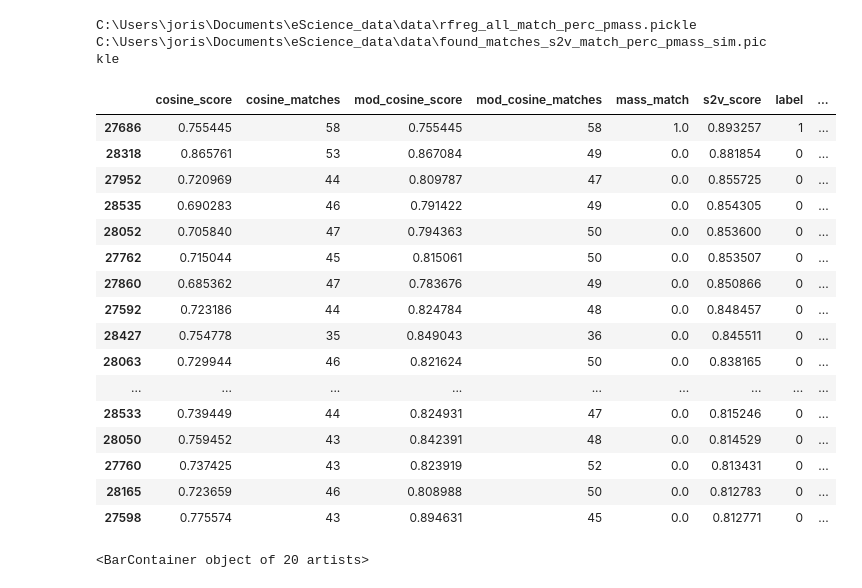
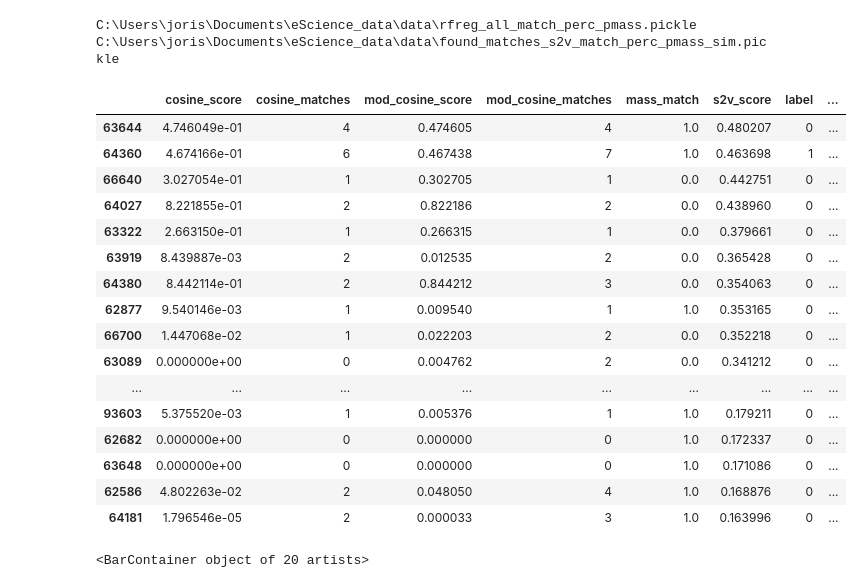
Before and after one commit to louwenjjr/improve_library_matching, a Jupyter notebook: 2-library-matching-improvement.ipynb, the cells around one changed output. Saved outputs shown, nothing was run; the diff lists cells and outputs as text; code cells hidden in the pictures.

```diff
--- a/2-library-matching-improvement.ipynb
+++ b/2-library-matching-improvement.ipynb
@@ -252,25 +267,25 @@ if os.path.exists(outfile):
 C:\Users\joris\Documents\eScience_data\data\rfreg_all_match_perc_pmass.pickle
 C:\Users\joris\Documents\eScience_data\data\found_matches_s2v_match_perc_pmass_sim.pickle
 # %%
-found_matches_s2v_match_perc_pmass_sim[11].sort_values(by=['s2v_score'], ascending = False).iloc[:20]
+found_matches_s2v_match_perc_pmass_sim[8].sort_values(by=['s2v_score'], ascending = False).iloc[:40]
 # %% [output]
 |  | cosine_score | cosine_matches | mod_cosine_score | mod_cosine_matches | mass_match | s2v_score | label | ... |
-| 27686 | 0.755445 | 58 | 0.755445 | 58 | 1.0 | 0.893257 | 1 | ... |
-| 28318 | 0.865761 | 53 | 0.867084 | 49 | 0.0 | 0.881854 | 0 | ... |
-| 27952 | 0.720969 | 44 | 0.809787 | 47 | 0.0 | 0.855725 | 0 | ... |
-| 28535 | 0.690283 | 46 | 0.791422 | 49 | 0.0 | 0.854305 | 0 | ... |
-| 28052 | 0.705840 | 47 | 0.794363 | 50 | 0.0 | 0.853600 | 0 | ... |
-| 27762 | 0.715044 | 45 | 0.815061 | 50 | 0.0 | 0.853507 | 0 | ... |
-| 27860 | 0.685362 | 47 | 0.783676 | 49 | 0.0 | 0.850866 | 0 | ... |
-| 27592 | 0.723186 | 44 | 0.824784 | 48 | 0.0 | 0.848457 | 0 | ... |
-| 28427 | 0.754778 | 35 | 0.849043 | 36 | 0.0 | 0.845511 | 0 | ... |
-| 28063 | 0.729944 | 46 | 0.821624 | 50 | 0.0 | 0.838165 | 0 | ... |
+| 63644 | 4.746049e-01 | 4 | 0.474605 | 4 | 1.0 | 0.480207 | 0 | ... |
+| 64360 | 4.674166e-01 | 6 | 0.467438 | 7 | 1.0 | 0.463698 | 1 | ... |
+| 66640 | 3.027054e-01 | 1 | 0.302705 | 1 | 0.0 | 0.442751 | 0 | ... |
+| 64027 | 8.221855e-01 | 2 | 0.822186 | 2 | 0.0 | 0.438960 | 0 | ... |
+| 63322 | 2.663150e-01 | 1 | 0.266315 | 1 | 0.0 | 0.379661 | 0 | ... |
+| 63919 | 8.439887e-03 | 2 | 0.012535 | 2 | 0.0 | 0.365428 | 0 | ... |
+| 64380 | 8.442114e-01 | 2 | 0.844212 | 3 | 0.0 | 0.354063 | 0 | ... |
+| 62877 | 9.540146e-03 | 1 | 0.009540 | 1 | 1.0 | 0.353165 | 0 | ... |
+| 66700 | 1.447068e-02 | 1 | 0.022203 | 2 | 0.0 | 0.352218 | 0 | ... |
+| 63089 | 0.000000e+00 | 0 | 0.004762 | 2 | 0.0 | 0.341212 | 0 | ... |
 | ... | ... | ... | ... | ... | ... | ... | ... | ... |
-| 28533 | 0.739449 | 44 | 0.824931 | 47 | 0.0 | 0.815246 | 0 | ... |
-| 28050 | 0.759452 | 43 | 0.842391 | 48 | 0.0 | 0.814529 | 0 | ... |
-| 27760 | 0.737425 | 43 | 0.823919 | 52 | 0.0 | 0.813431 | 0 | ... |
-| 28165 | 0.723659 | 46 | 0.808988 | 50 | 0.0 | 0.812783 | 0 | ... |
-| 27598 | 0.775574 | 43 | 0.894631 | 45 | 0.0 | 0.812771 | 0 | ... |
+| 93603 | 5.375520e-03 | 1 | 0.005376 | 1 | 1.0 | 0.179211 | 0 | ... |
+| 62682 | 0.000000e+00 | 0 | 0.000000 | 0 | 1.0 | 0.172337 | 0 | ... |
+| 63648 | 0.000000e+00 | 0 | 0.000000 | 0 | 1.0 | 0.171086 | 0 | ... |
+| 62586 | 4.802263e-02 | 2 | 0.048050 | 4 | 1.0 | 0.168876 | 0 | ... |
+| 64181 | 1.796546e-05 | 2 | 0.000033 | 3 | 1.0 | 0.163996 | 0 | ... |
 # %%
 #visualise tanimoto score of query vs match per position
 topn = 20
```
Also changed, not shown: parts of 29 cells of this notebook.
